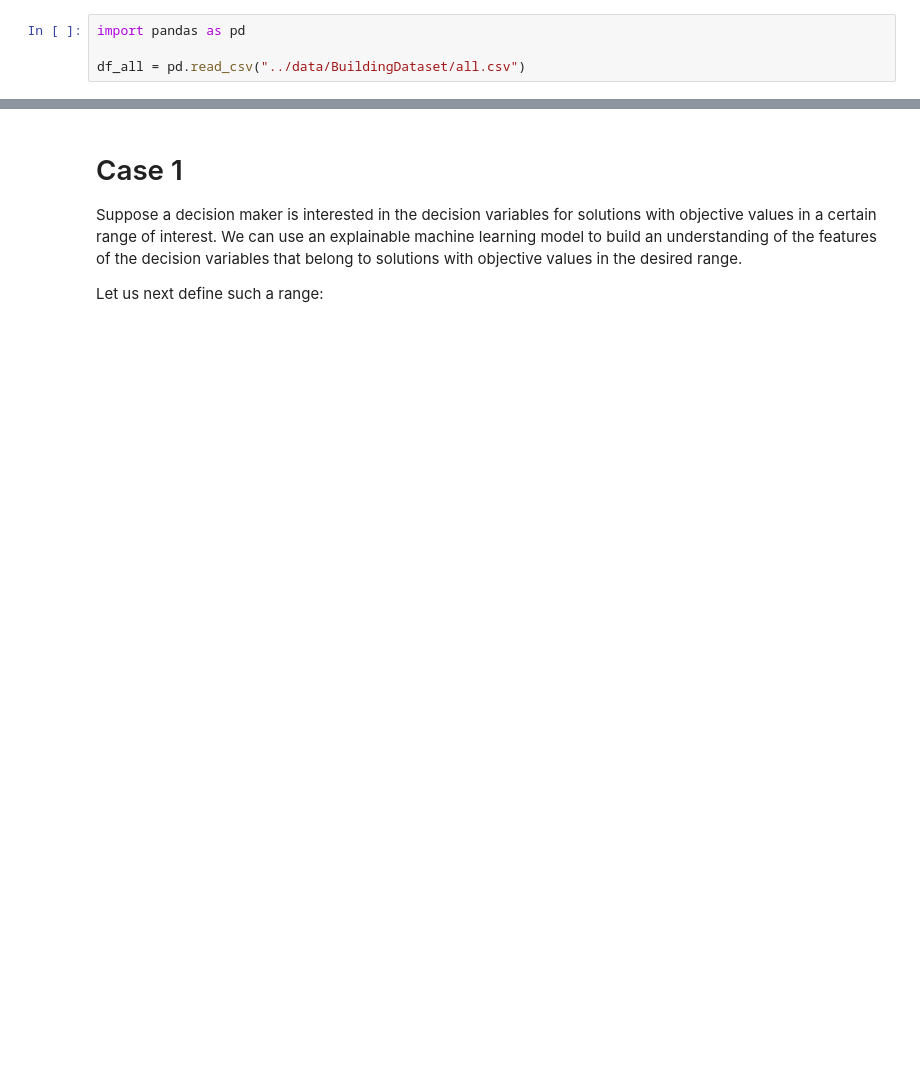
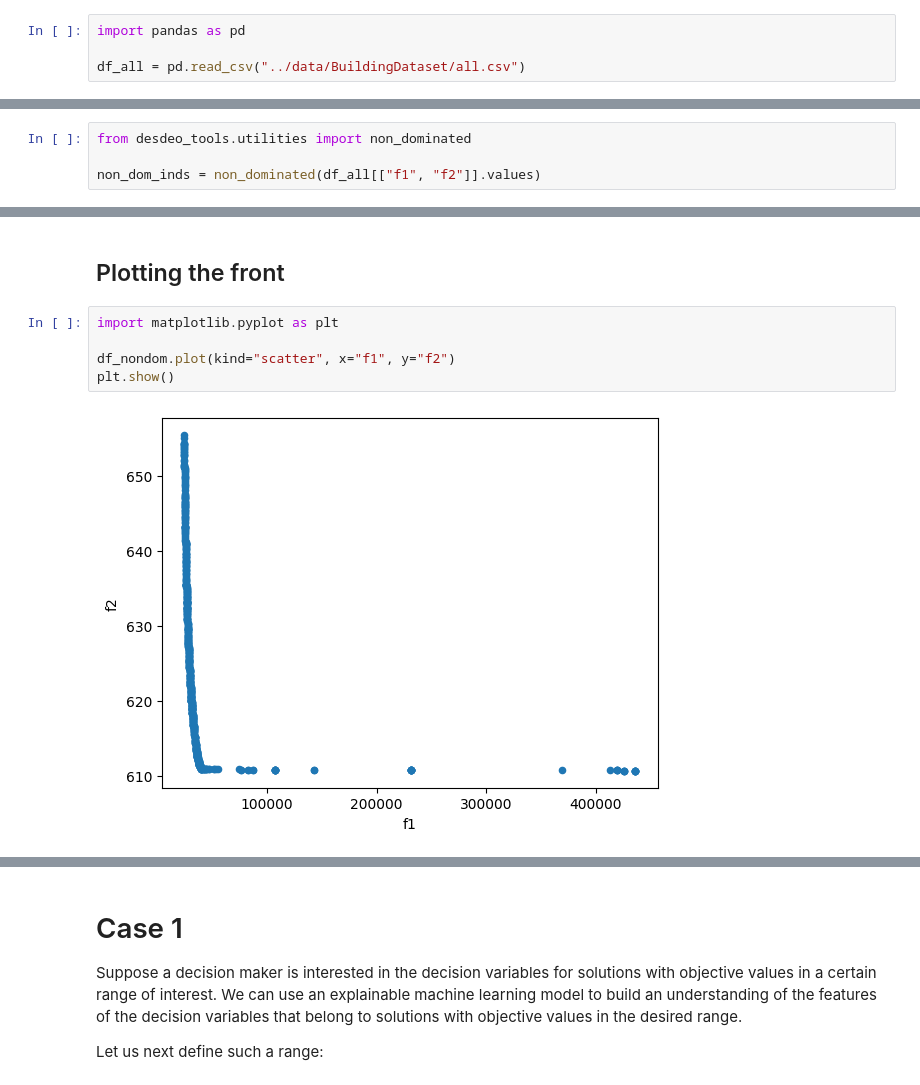
Before and after one commit to gialmisi/xaimoo-experiments, a Jupyter notebook: notebooks/building_data.ipynb, the cells around one changed output, grey strips where cells are left out. Saved outputs shown, nothing was run; the diff lists cells and outputs as text; blank space fills up the shorter version.

```diff
--- a/notebooks/building_data.ipynb
+++ b/notebooks/building_data.ipynb
@@ -21,0 +18,4 @@ df_all
+# %%
+from desdeo_tools.utilities import non_dominated
+
+non_dom_inds = non_dominated(df_all[["f1", "f2"]].values)
@@ -21,0 +33,9 @@ df_all
+# %% [markdown]
+## Plotting the front
+# %%
+import matplotlib.pyplot as plt
+
+df_nondom.plot(kind="scatter", x="f1", y="f2")
+plt.show()
+# %% [output]
+[figure, added]
```
Also changed, not shown: parts of 15 cells of this notebook, 2 other files.
